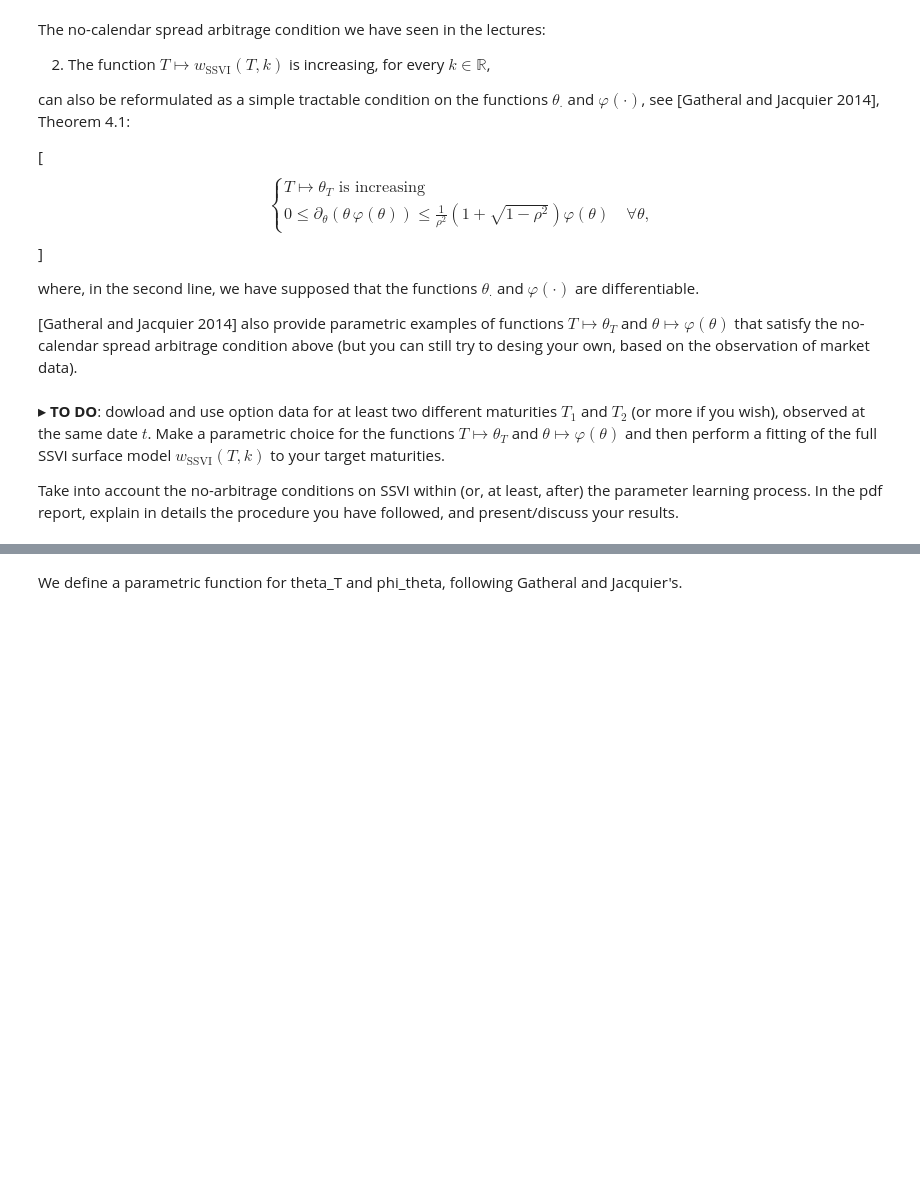
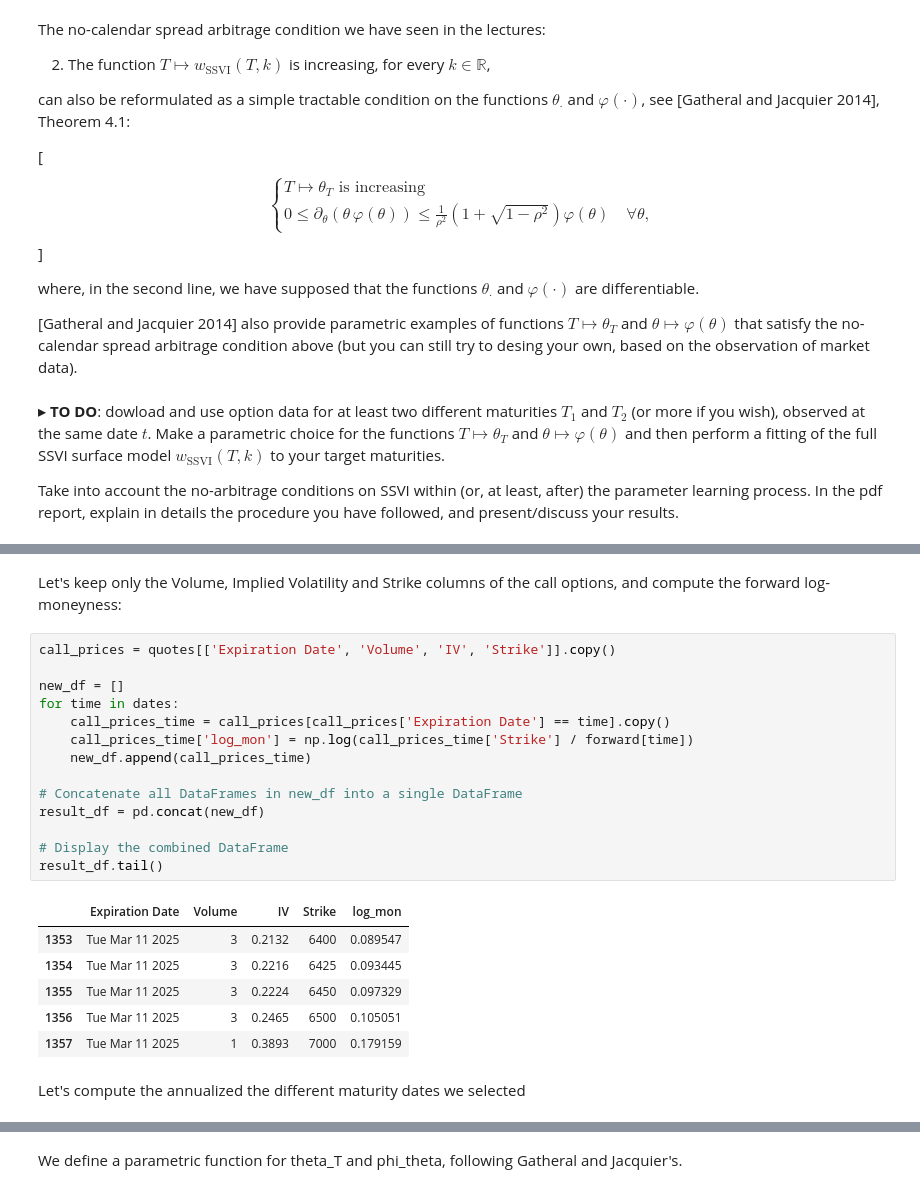
Before and after one commit to dianemans/Proj1_NPFD, a Jupyter notebook: S. De Marco/forward_clement.ipynb, the cells around one changed output, grey strips where cells are left out. Saved outputs shown, nothing was run; the diff lists cells and outputs as text; blank space fills up the shorter version.

```diff
--- a/S. De Marco/forward_clement.ipynb
+++ b/S. De Marco/forward_clement.ipynb
@@ -801,0 +885,25 @@ Take into account the no-arbitrage conditions on SSVI within (or, at least, afte
+# %% [markdown]
+Let's keep only the Volume, Implied Volatility and Strike columns of the call options, and compute the forward log-moneyness:
+# %%
+call_prices = quotes[['Expiration Date', 'Volume', 'IV', 'Strike']].copy()
+
+new_df = []
+for time in dates:
+    call_prices_time = call_prices[call_prices['Expiration Date'] == time].copy()
+    call_prices_time['log_mon'] = np.log(call_prices_time['Strike'] / forward[time])
+    new_df.append(call_prices_time)
+
+# Concatenate all DataFrames in new_df into a single DataFrame
+result_df = pd.concat(new_df)
+
+# Display the combined DataFrame
+result_df.tail()
+# %% [output]
+|  | Expiration Date | Volume | IV | Strike | log_mon |
+| 1353 | Tue Mar 11 2025 | 3 | 0.2132 | 6400 | 0.089547 |
+| 1354 | Tue Mar 11 2025 | 3 | 0.2216 | 6425 | 0.093445 |
+| 1355 | Tue Mar 11 2025 | 3 | 0.2224 | 6450 | 0.097329 |
+| 1356 | Tue Mar 11 2025 | 3 | 0.2465 | 6500 | 0.105051 |
+| 1357 | Tue Mar 11 2025 | 1 | 0.3893 | 7000 | 0.179159 |
+# %% [markdown]
+Let's compute the annualized the different maturity dates we selected
```
Also changed, not shown: parts of 13 cells of this notebook.
